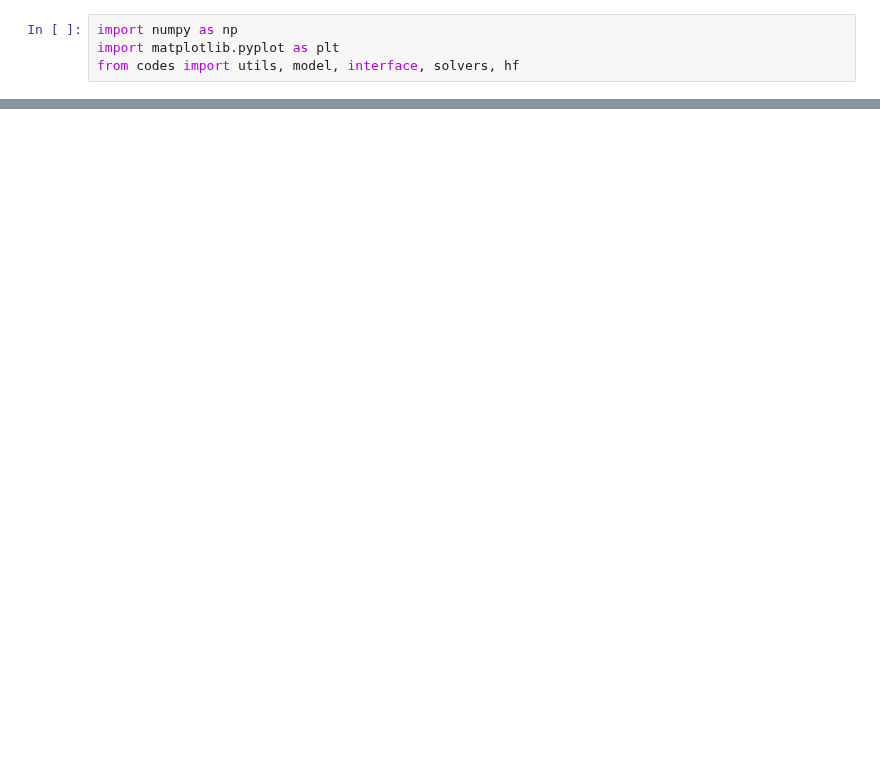
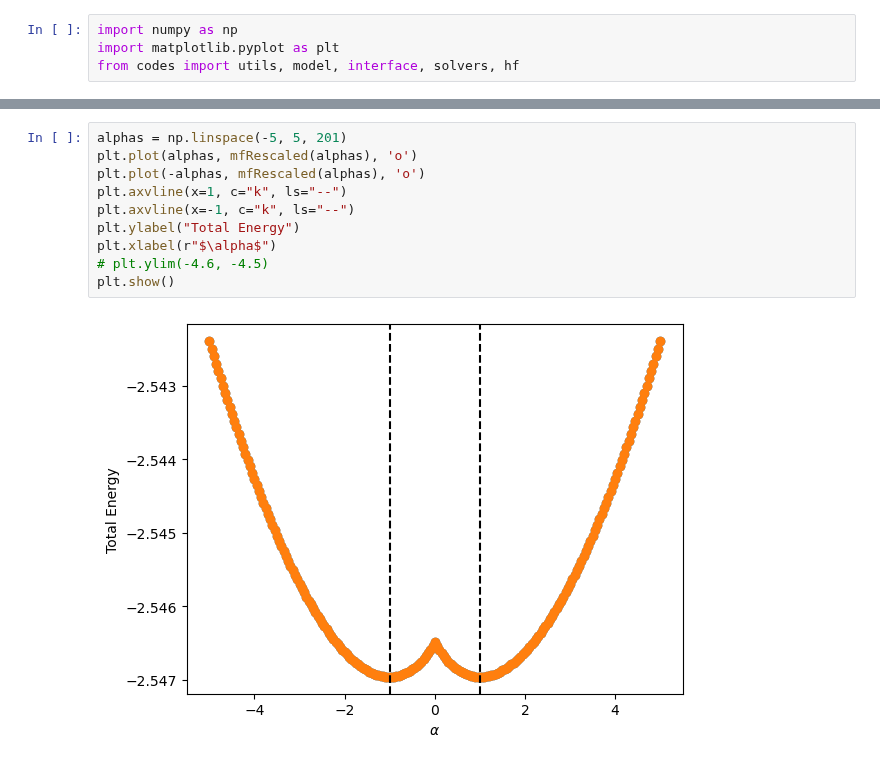
Before and after one commit to quantum-tinkerer/MeanFi, a Jupyter notebook: examples/tEnergyTest.ipynb, the cells around one changed output, grey strips where cells are left out. Drawn from its saved outputs; the diff is of its cells as text; blank space fills up the shorter version.

```diff
--- a/examples/tEnergyTest.ipynb
+++ b/examples/tEnergyTest.ipynb
@@ -71,0 +74,12 @@ plt.show()
+# %%
+alphas = np.linspace(-5, 5, 201)
+plt.plot(alphas, mfRescaled(alphas), 'o')
+plt.plot(-alphas, mfRescaled(alphas), 'o')
+plt.axvline(x=1, c="k", ls="--")
+plt.axvline(x=-1, c="k", ls="--")
+plt.ylabel("Total Energy")
+plt.xlabel(r"$\alpha$")
+# plt.ylim(-4.6, -4.5)
+plt.show()
+# %% [output]
+[figure, added]
```
Also changed, not shown: parts of 5 cells of this notebook, 1 other file.
